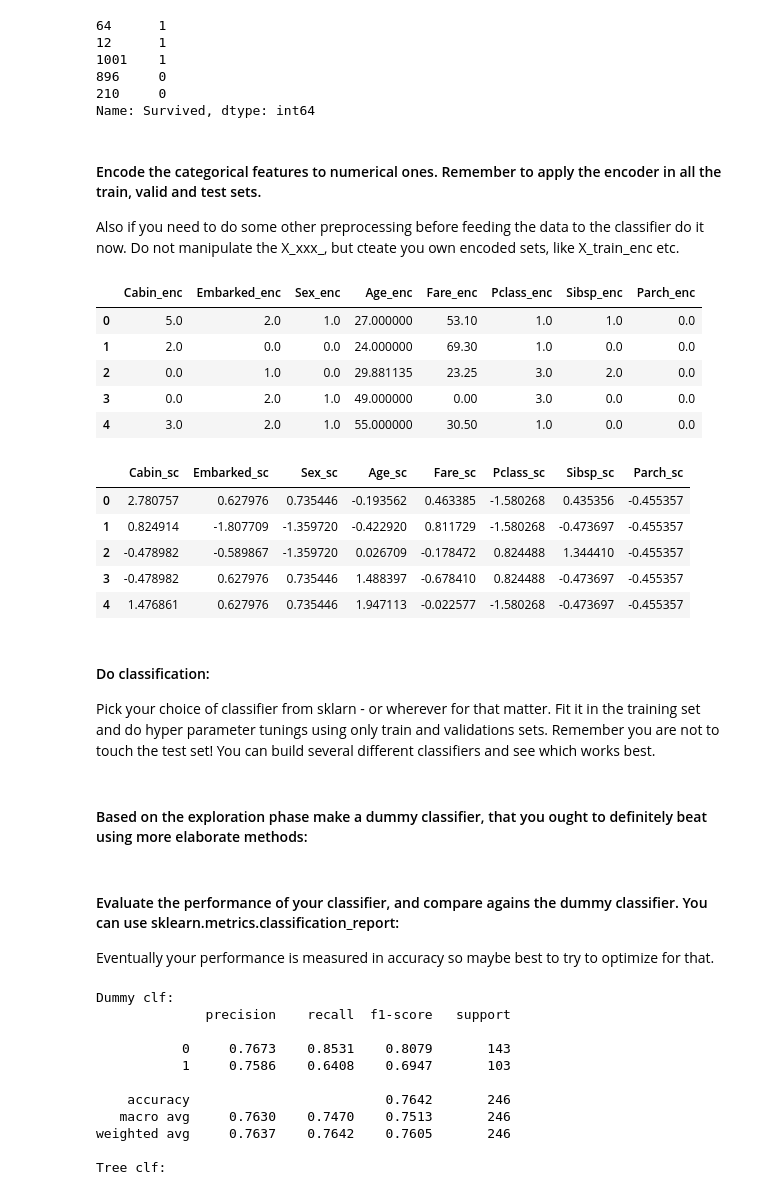
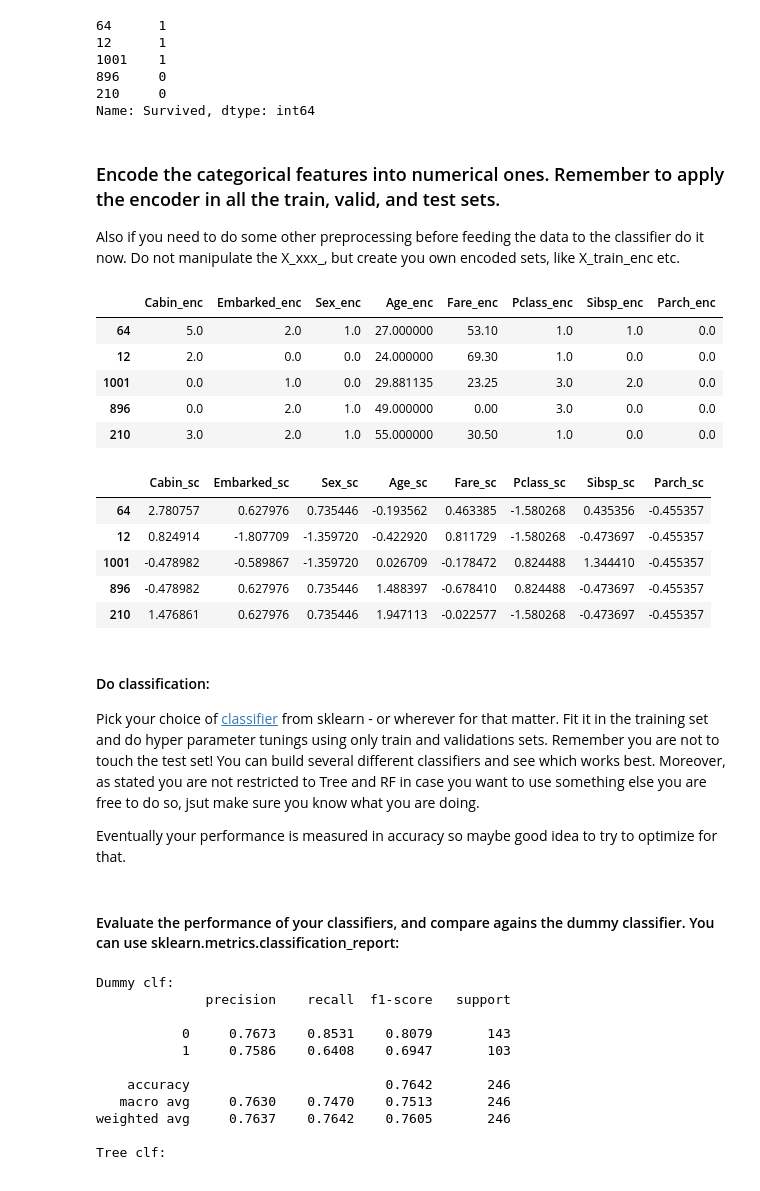
Before and after one commit to topiko/MLcourseMaterial, a Jupyter notebook: Assigment/Assigment_titanic.ipynb, the cells around one changed output. Cells and saved outputs as stored; diff of their text form; code cells hidden in the pictures.

```diff
--- a/Assigment/Assigment_titanic.ipynb
+++ b/Assigment/Assigment_titanic.ipynb
@@ -325,42 +330,50 @@ After imputing:
 210     0
 Name: Survived, dtype: int64
 # %% [markdown]
-#### Encode the categorical features to numerical ones. Remember to apply the encoder in all the train, valid and test sets.
-Also if you need to do some other preprocessing before feeding the data to the classifier do it now. Do not manipulate the X_xxx_, but cteate you own encoded sets, like X_train_enc etc.
+### Encode the categorical features into numerical ones. Remember to apply the encoder in all the train, valid, and test sets.
+
+Also if you need to do some other preprocessing before feeding the data to the classifier do it now. Do not manipulate the X_xxx_, but create you own encoded sets, like X_train_enc etc.
 # %%
+from sklearn.preprocessing import StandardScaler
+from sklearn.preprocessing import OrdinalEncoder
+from sklearn.compose import ColumnTransformer, make_column_selector
+from sklearn.pipeline import Pipeline
+
 encoder = ColumnTransformer([('cat', OrdinalEncoder(), make_column_selector(dtype_include=['category', object]))],
                               remainder='passthrough')
 scaler = Pipeline([('encode', encoder), ('scale', StandardScaler())])
 
 
 # Use the pipes to preprocess the daat into two possible formats:
-X_train_enc = pd.DataFrame(data=encoder.fit_transform(X_train_), columns=[f+'_enc' for f in features]) #pd.DataFrame(data=enc_data, columns=[f+'_enc' for f in features])
-X_valid_enc = pd.DataFrame(data=encoder.transform(X_valid_), columns=[f+'_enc' for f in features])
-X_test_enc = pd.DataFrame(data=encoder.transform(X_test_), columns=[f+'_enc' for f in features])
+X_train_enc = pd.DataFrame(data=encoder.fit_transform(X_train_), index=X_train_.index, columns=[f+'_enc' for f in features]) #pd.DataFrame(data=enc_data, columns=[f+'_enc' for f in features])
+X_valid_enc = pd.DataFrame(data=encoder.transform(X_valid_), index=X_valid_.index, columns=[f+'_enc' for f in features])
+X_test_enc = pd.DataFrame(data=encoder.transform(X_test_), index=X_test_.index, columns=[f+'_enc' for f in features])
 
-X_train_sc = pd.DataFrame(data=scaler.fit_transform(X_train_), columns=[f+'_sc' for f in features])
-X_valid_sc = pd.DataFrame(data=scaler.transform(X_valid_), columns=[f+'_sc' for f in features])
-X_test_sc = pd.DataFrame(data=scaler.transform(X_test_), columns=[f+'_sc' for f in features])
+X_train_sc = pd.DataFrame(data=scaler.fit_transform(X_train_), index=X_train_.index, columns=[f+'_sc' for f in features])
+X_valid_sc = pd.DataFrame(data=scaler.transform(X_valid_), index=X_valid_.index, columns=[f+'_sc' for f in features])
+X_test_sc = pd.DataFrame(data=scaler.transform(X_test_), index=X_test_.index, columns=[f+'_sc' for f in features])
 
 
 display(X_train_enc.head())
 display(X_train_sc.head())
 # %% [output]
 |  | Cabin_enc | Embarked_enc | Sex_enc | Age_enc | Fare_enc | Pclass_enc | Sibsp_enc | Parch_enc |
-| 0 | 5.0 | 2.0 | 1.0 | 27.000000 | 53.10 | 1.0 | 1.0 | 0.0 |
-| 1 | 2.0 | 0.0 | 0.0 | 24.000000 | 69.30 | 1.0 | 0.0 | 0.0 |
-| 2 | 0.0 | 1.0 | 0.0 | 29.881135 | 23.25 | 3.0 | 2.0 | 0.0 |
-| 3 | 0.0 | 2.0 | 1.0 | 49.000000 | 0.00 | 3.0 | 0.0 | 0.0 |
-| 4 | 3.0 | 2.0 | 1.0 | 55.000000 | 30.50 | 1.0 | 0.0 | 0.0 |
+| 64 | 5.0 | 2.0 | 1.0 | 27.000000 | 53.10 | 1.0 | 1.0 | 0.0 |
+| 12 | 2.0 | 0.0 | 0.0 | 24.000000 | 69.30 | 1.0 | 0.0 | 0.0 |
+| 1001 | 0.0 | 1.0 | 0.0 | 29.881135 | 23.25 | 3.0 | 2.0 | 0.0 |
+| 896 | 0.0 | 2.0 | 1.0 | 49.000000 | 0.00 | 3.0 | 0.0 | 0.0 |
+| 210 | 3.0 | 2.0 | 1.0 | 55.000000 | 30.50 | 1.0 | 0.0 | 0.0 |
 |  | Cabin_sc | Embarked_sc | Sex_sc | Age_sc | Fare_sc | Pclass_sc | Sibsp_sc | Parch_sc |
-| 0 | 2.780757 | 0.627976 | 0.735446 | -0.193562 | 0.463385 | -1.580268 | 0.435356 | -0.455357 |
-| 1 | 0.824914 | -1.807709 | -1.359720 | -0.422920 | 0.811729 | -1.580268 | -0.473697 | -0.455357 |
-| 2 | -0.478982 | -0.589867 | -1.359720 | 0.026709 | -0.178472 | 0.824488 | 1.344410 | -0.455357 |
-| 3 | -0.478982 | 0.627976 | 0.735446 | 1.488397 | -0.678410 | 0.824488 | -0.473697 | -0.455357 |
-| 4 | 1.476861 | 0.627976 | 0.735446 | 1.947113 | -0.022577 | -1.580268 | -0.473697 | -0.455357 |
+| 64 | 2.780757 | 0.627976 | 0.735446 | -0.193562 | 0.463385 | -1.580268 | 0.435356 | -0.455357 |
+| 12 | 0.824914 | -1.807709 | -1.359720 | -0.422920 | 0.811729 | -1.580268 | -0.473697 | -0.455357 |
+| 1001 | -0.478982 | -0.589867 | -1.359720 | 0.026709 | -0.178472 | 0.824488 | 1.344410 | -0.455357 |
+| 896 | -0.478982 | 0.627976 | 0.735446 | 1.488397 | -0.678410 | 0.824488 | -0.473697 | -0.455357 |
+| 210 | 1.476861 | 0.627976 | 0.735446 | 1.947113 | -0.022577 | -1.580268 | -0.473697 | -0.455357 |
 # %% [markdown]
 #### Do classification:
-Pick your choice of classifier from sklarn - or wherever for that matter. Fit it in the training set and do hyper parameter tunings using only train and validations sets. Remember you are not to touch the test set! You can build several different classifiers and see which works best.
+Pick your choice of [classifier](https://scikit-learn.org/stable/supervised_learning.html) from sklearn - or wherever for that matter. Fit it in the training set and do hyper parameter tunings using only train and validations sets. Remember you are not to touch the test set! You can build several different classifiers and see which works best. Moreover, as stated you are not restricted to Tree and RF in case you want to use something else you are free to do so, jsut make sure you know what you are doing.
+
+Eventually your performance is measured in accuracy so maybe good idea to try to optimize for that.
 # %%
 from sklearn.ensemble import RandomForestClassifier
 from sklearn.tree import DecisionTreeClassifier
@@ -376,5 +389,3 @@ rf_best_ = grid.best_estimator_
 
 tree = DecisionTreeClassifier(random_state=random_state).fit(X_train_enc, y_train_)
 lgreg = LogisticRegression().fit(X_train_sc, y_train_)
-# %% [markdown]
-#### Based on the exploration phase make a dummy classifier, that you ought to definitely beat using more elaborate methods:
@@ -385,6 +392,5 @@ def dummy_clf(X):
 # %% [markdown]
-#### Evaluate the performance of your classifier, and compare agains the dummy classifier. You can use sklearn.metrics.classification_report:
-Eventually your performance is measured in accuracy so maybe best to try to optimize for that.
+#### Evaluate the performance of your classifiers, and compare agains the dummy classifier. You can use sklearn.metrics.classification_report:
 # %%
 from sklearn.metrics import classification_report
 
```
Also changed, not shown: parts of 23 cells of this notebook, 1 other file.
